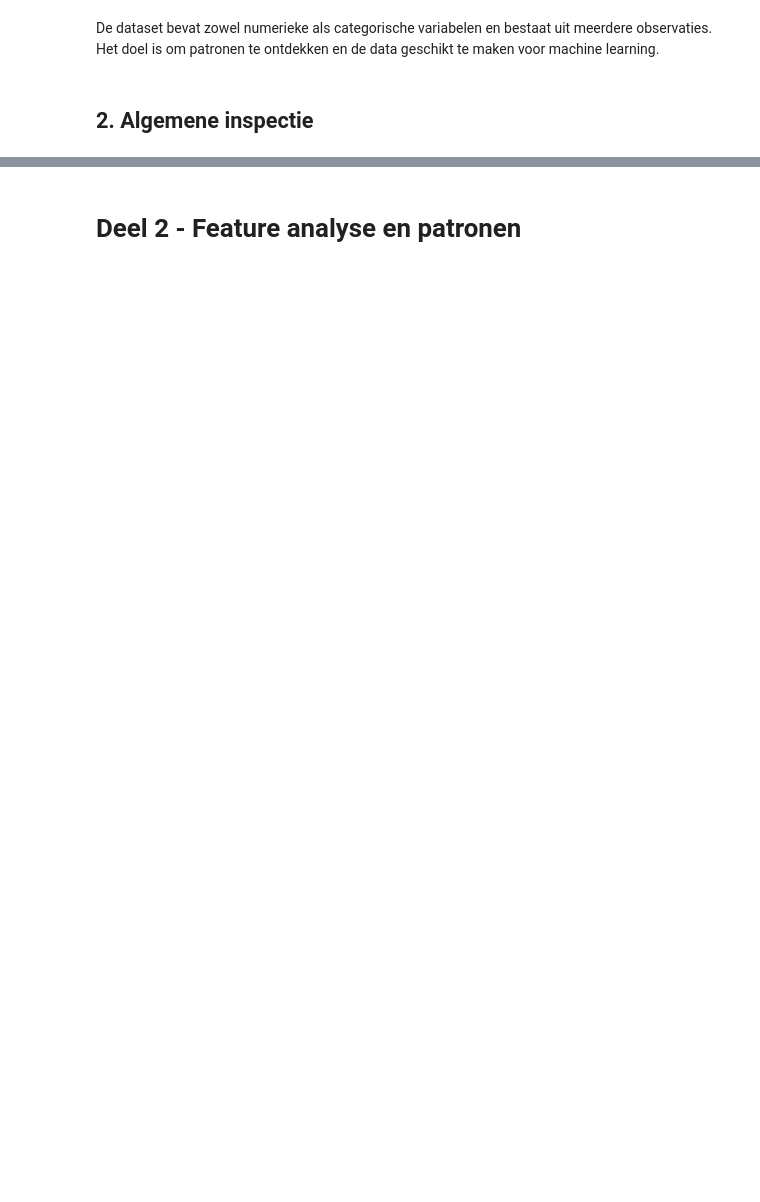
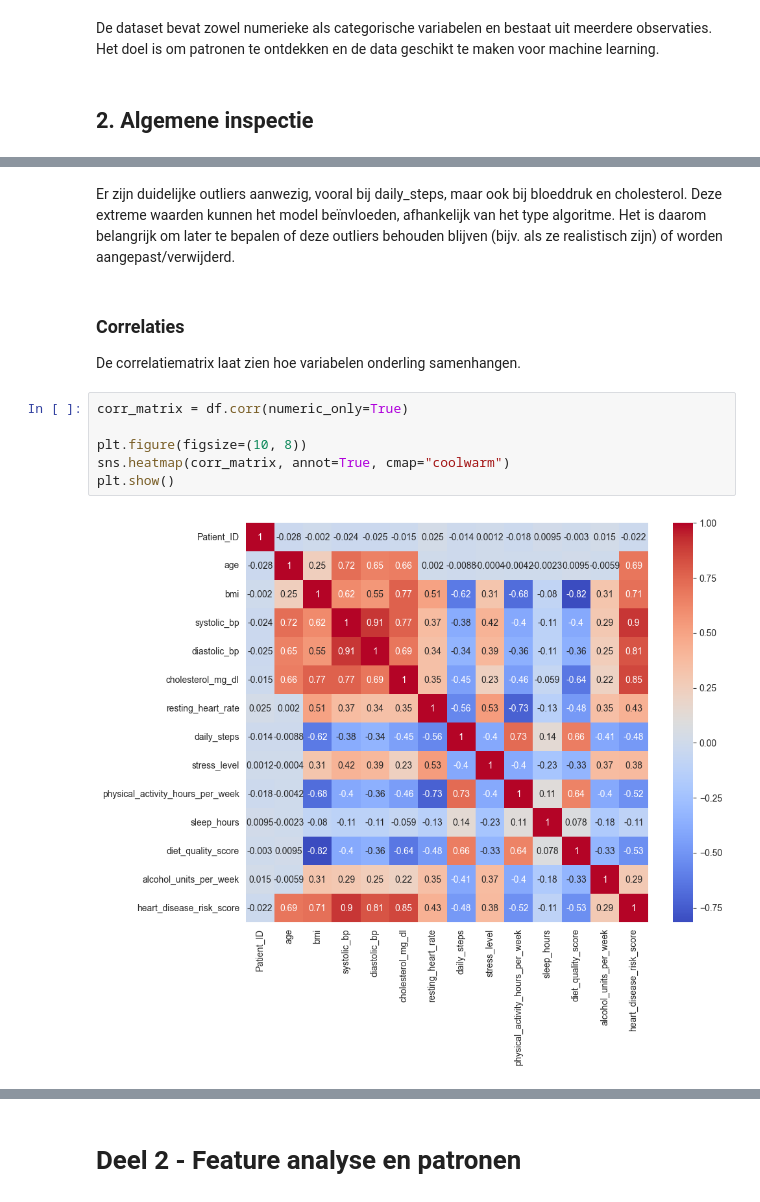
Before and after one commit to ESmids/BPDEE-Practicums, a Jupyter notebook: Opdracht1/HeartAttackDataset/CardiovascularRisk.ipynb, the cells around one changed output, grey strips where cells are left out. Cells and saved outputs as stored; diff of their text form; blank space fills up the shorter version.

```diff
--- a/Opdracht1/HeartAttackDataset/CardiovascularRisk.ipynb
+++ b/Opdracht1/HeartAttackDataset/CardiovascularRisk.ipynb
@@ -59,0 +131,13 @@ for col in categorical_cols:
+# %% [markdown]
+Er zijn duidelijke outliers aanwezig, vooral bij daily_steps, maar ook bij bloeddruk en cholesterol. Deze extreme waarden kunnen het model beïnvloeden, afhankelijk van het type algoritme. Het is daarom belangrijk om later te bepalen of deze outliers behouden blijven (bijv. als ze realistisch zijn) of worden aangepast/verwijderd.
+# %% [markdown]
+### Correlaties
+De correlatiematrix laat zien hoe variabelen onderling samenhangen.
+# %%
+corr_matrix = df.corr(numeric_only=True)
+
+plt.figure(figsize=(10, 8))
+sns.heatmap(corr_matrix, annot=True, cmap="coolwarm")
+plt.show()
+# %% [output]
+[figure, added]
```
Also changed, not shown: parts of 56 cells of this notebook, 2 other files.
